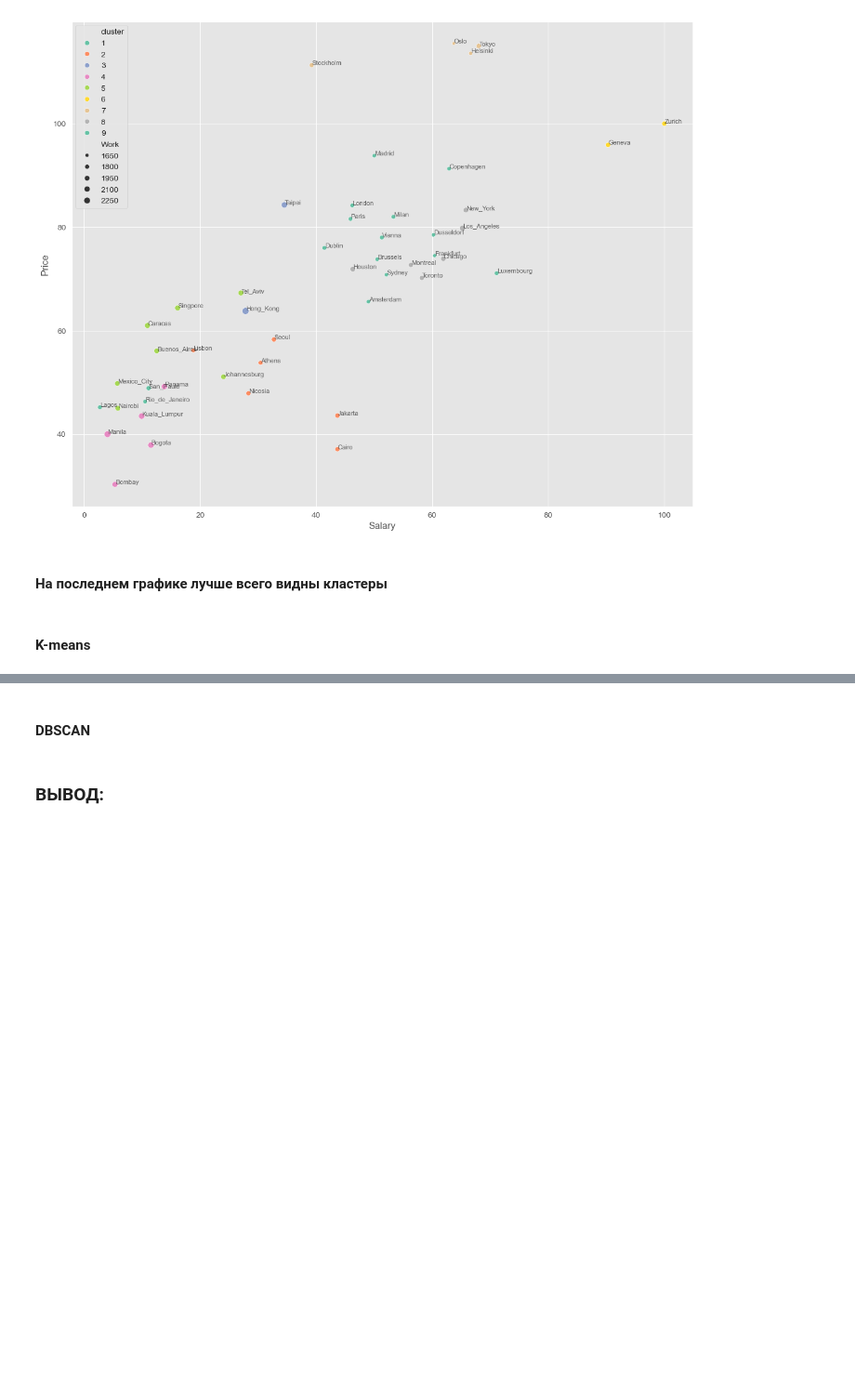
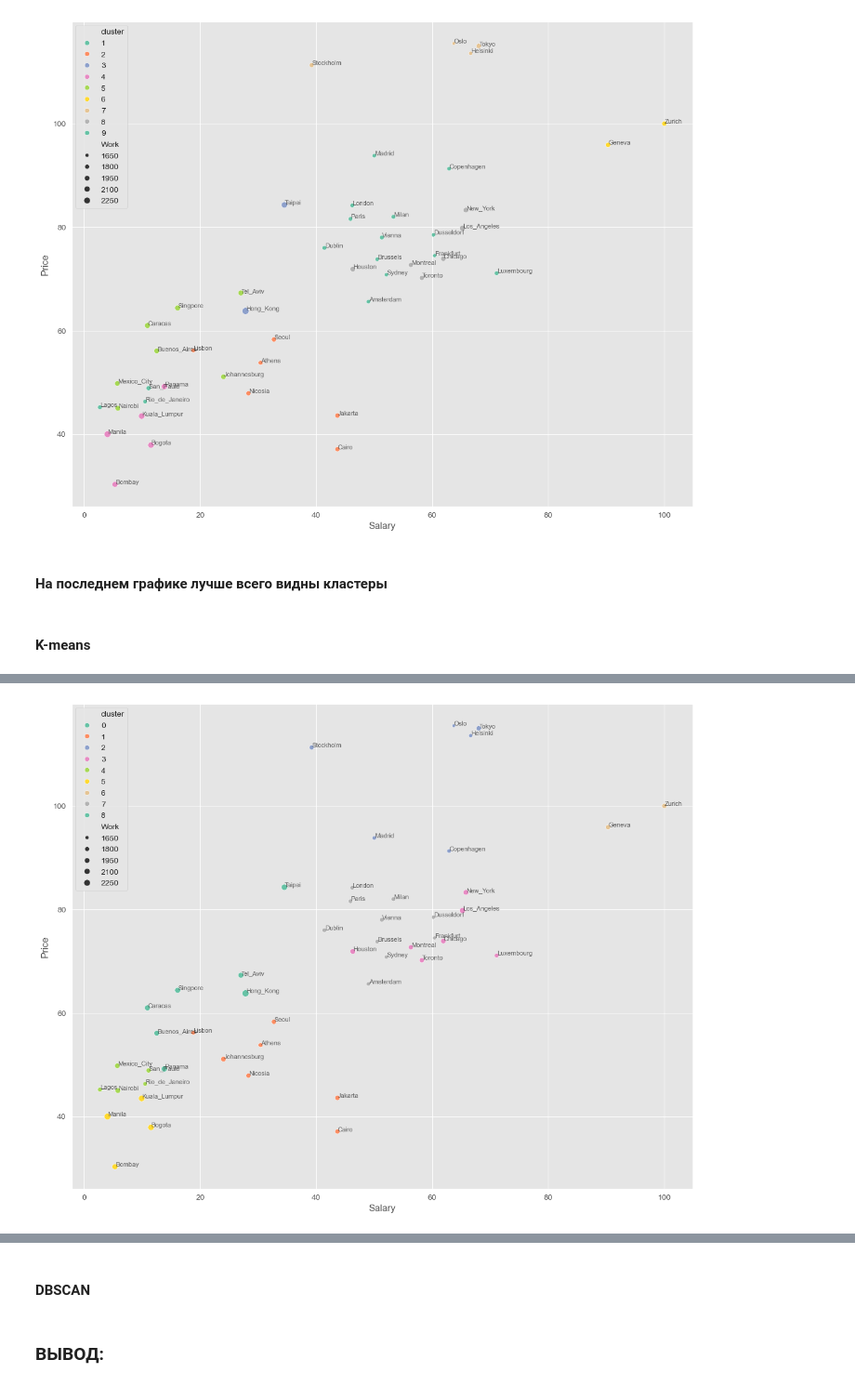
Before and after one commit to FEDOROV-ALEXANDER/Data_Analysis, a Jupyter notebook: cluster/задача_2_Economics of Cities/lab1.ipynb, the cells around one changed output, grey strips where cells are left out. Shown at 93% size. Cells and saved outputs as stored; diff of their text form; code cells hidden in the pictures; blank space fills up the shorter version.

```diff
--- a/cluster/задача_2_Economics of Cities/lab1.ipynb
+++ b/cluster/задача_2_Economics of Cities/lab1.ipynb
@@ -335,0 +357,4 @@ df_knn = df
+# %%
+model = KMeans(n_clusters = 9, random_state = 42, n_init = 10,  verbose=0, tol=0.0001).fit(df_scaled[['Work', 'Price', "Salary"]])
+# %%
+df_knn['cluster'] = model.labels_
@@ -335,0 +375,13 @@ df_knn = df
+# %%
+plt.figure(figsize=(14,11))
+sns.scatterplot(x=df_knn['Salary'], y=df_knn['Price'], size=df_knn['Work'],hue=df_knn['cluster'], palette='Set2', markers=df_knn['City'])
+for i in range(len(df_knn)):
+    plt.text(x=df_knn['Salary'].iloc[i] + 0.05,
+             y=df_knn['Price'].iloc[i] + 0.05,
+             s=df_knn['City'].iloc[i],
+             fontsize=8,
+             alpha=0.7)
+
+plt.show()
+# %% [output]
+[figure, added]
```
Also changed, not shown: parts of 6 cells of this notebook.
